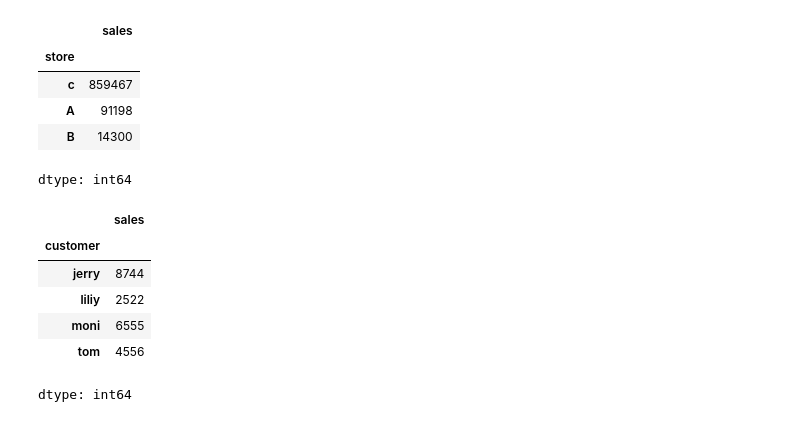
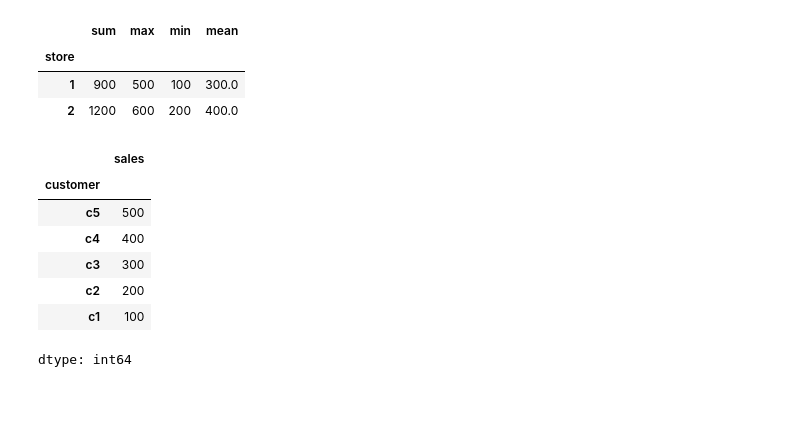
Before and after one commit to mdsamim1992hatia-cell/BMI-CAL, a Jupyter notebook: Untitled107.ipynb, the cells around one changed output. Saved outputs shown, nothing was run; the diff lists cells and outputs as text; code cells hidden in the pictures.

```diff
--- a/Untitled107.ipynb
+++ b/Untitled107.ipynb
@@ -18,26 +332,29 @@ df.groupby('store')['sales'].agg(['sum','min','max','mean'])
+# %%
+df=pd.DataFrame({
+    'store':[1,2,1,2,1,2],
+    'sales':[100,200,300,400,500,600]
+})
+df.groupby('store')['sales'].agg(['sum','max','min','mean'])
+# %% [output]
+|  | sum | max | min | mean |
+| store |  |  |  |  |
+| 1 | 900 | 500 | 100 | 300.0 |
+| 2 | 1200 | 600 | 200 | 400.0 |
 # %%
-df.groupby('store')['sales'].sum().sort_values(ascending=False)
+df=pd.DataFrame({
+    'customer':['c1','c2','c3','c4','c5'],
+    'sales':[100,200,300,400,500]
+})
+df.groupby('customer')['sales'].sum().sort_values(ascending=False)
 # %% [output]
 |  | sales |
-| store |  |
-| c | 859467 |
-| A | 91198 |
-| B | 14300 |
+| customer |  |
+| c5 | 500 |
+| c4 | 400 |
+| c3 | 300 |
+| c2 | 200 |
+| c1 | 100 |
 dtype: int64
-# %%
-df=pd.DataFrame({
-    'customer':['tom','jerry','moni','liliy'],
-    'sales':[4556,8744,6555,2522]
-})
-df.groupby('customer')['sales'].sum()
-# %% [output]
-|  | sales |
-| customer |  |
-| jerry | 8744 |
-| liliy | 2522 |
-| moni | 6555 |
-| tom | 4556 |
-dtype: int64
 # %%
 df.groupby('customer')['sales'].sum().sort_values(ascending=False).head(3)
 # %% [output]
```
Also changed, not shown: parts of 40 cells of this notebook.
